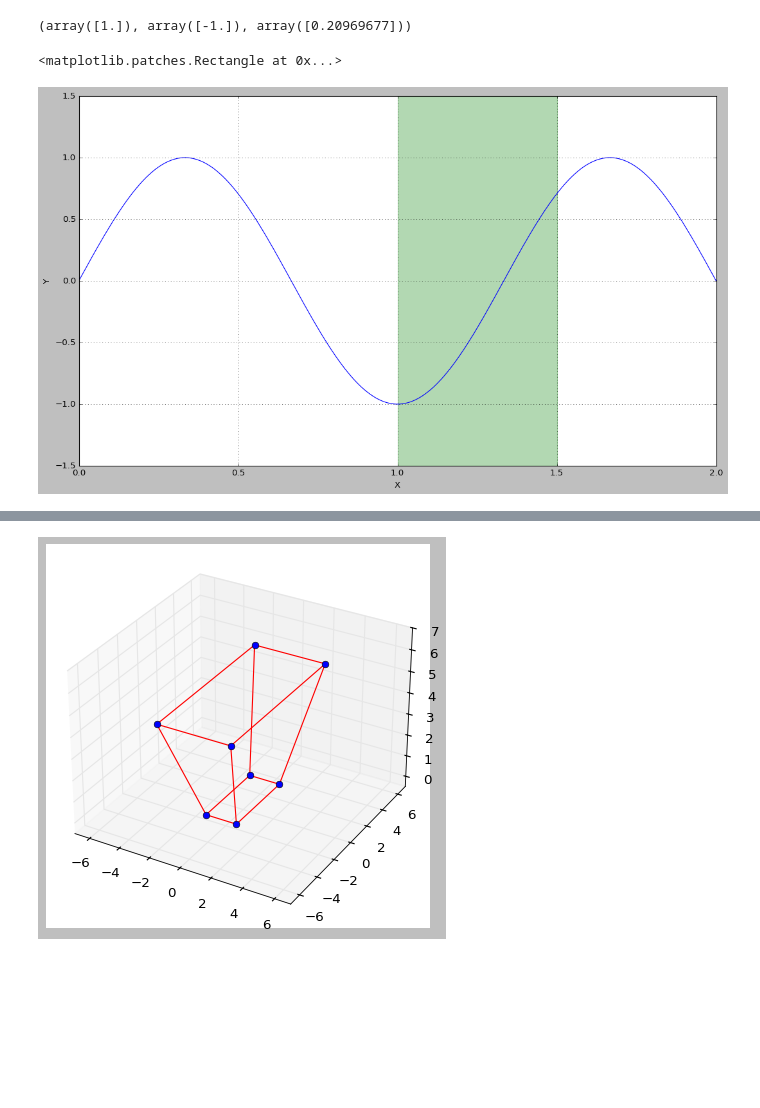
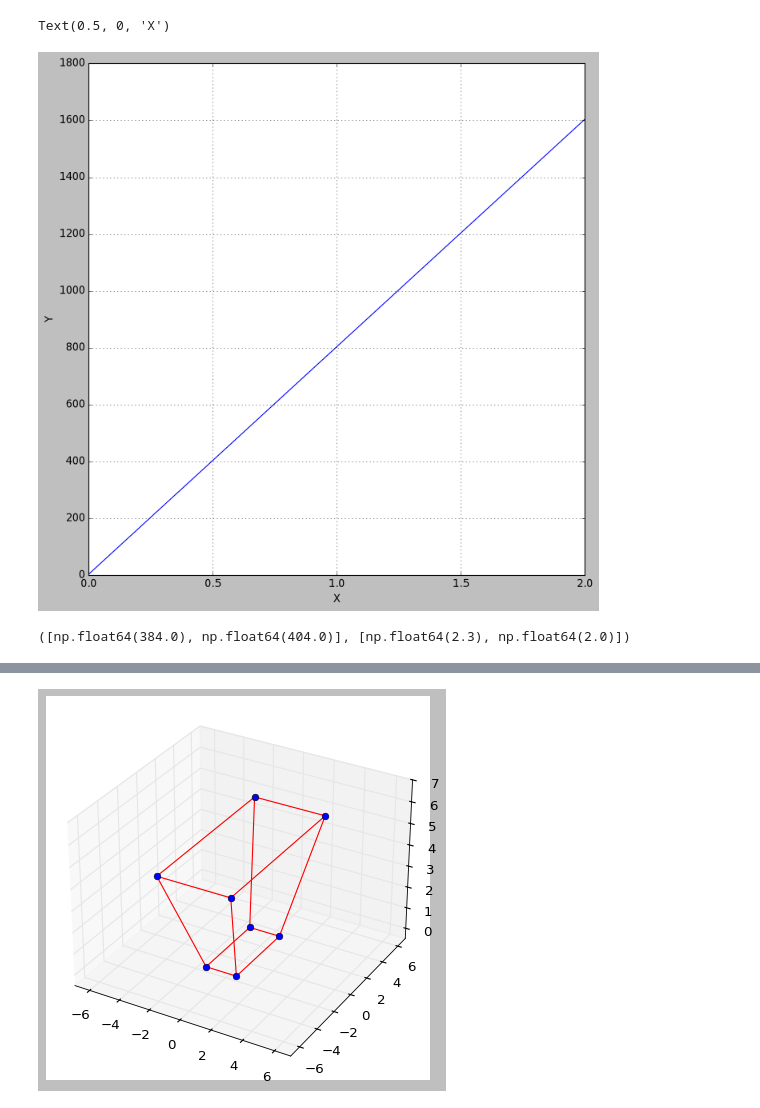
Before and after one commit to ashryramadhan10/Animation, a Jupyter notebook: pyanim/testo.ipynb, the cells around one changed output, grey strips where cells are left out. Drawn from its saved outputs; the diff is of its cells as text; code cells hidden in the pictures; blank space fills up the shorter version.

```diff
--- a/pyanim/testo.ipynb
+++ b/pyanim/testo.ipynb
@@ -17,23 +17,19 @@ altitude=2 # [km]
 y=np.ones(len(t))*altitude
 # %%
 speed_x = np.sin(np.linspace(0, 3*np.pi, len(t)))
+speed_x = np.ones(len(t)) * 800;
 x = np.cumsum(speed_x) * dt
-# %%
-t[np.where(t == 1.0)], speed_x[np.where(t == 1.0)], x[np.where(t == 1.0)]
-# %% [output]
-(array([1.]), array([-1.]), array([0.20969677]))
 # %%
-fig, ax = plt.subplots(1, 1, figsize=(16, 9))
+fig, ax = plt.subplots(1, 1, figsize=(10, 10))
 
-ax.plot(t, speed_x)
+ax.plot(t, x)
 ax.grid('True')
-ax.set_yticks(np.arange(-1.5, 1.5+0.5, 0.5))
 ax.set_ylabel('Y')
 ax.set_xlabel('X')
-ax.axvspan(1.0, 1.5, label="Time Window", color="green", alpha=0.3)
+#ax.axvspan(1.0, 1.5, label="Time Window", color="green", alpha=0.3)
 # %% [output]
-<matplotlib.patches.Rectangle at 0x...>
+Text(0.5, 0, 'X')
-[figure, old version]
+[figure, new version]
 # %%
 frame_amount = len(t)
 dot = np.zeros(frame_amount)
@@ -45,3 +41,7 @@ for i in range(0,frame_amount):
         n=n+20
     else:
         dot[i] = x[n-20]
+# %%
+[x[num]-20,x[num]],[y[num]+0.3,y[num]]
+# %% [output]
+([np.float64(384.0), np.float64(404.0)], [np.float64(2.3), np.float64(2.0)])
```
Also changed, not shown: parts of 1 cell of this notebook.
